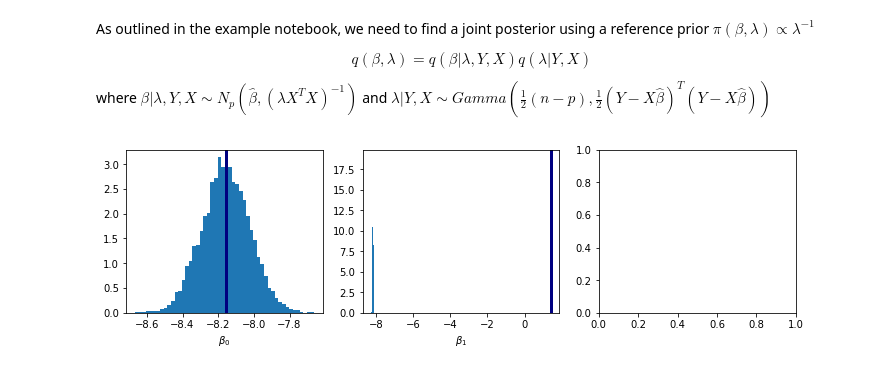
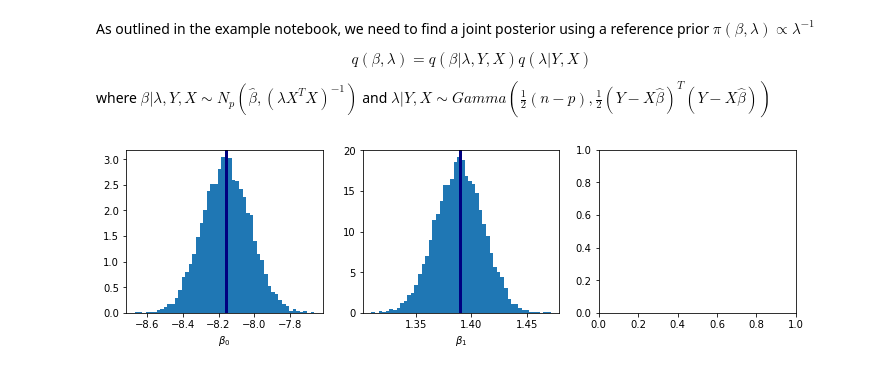
Before and after one commit to tylerbarna/AST5731-lab, a Jupyter notebook: Activity 07/Activity 07 -- Tyler Barna.ipynb, the cells around one changed output. Cells and saved outputs as stored; diff of their text form; code cells hidden in the pictures.

Commit message:
Update Activity 07 -- Tyler Barna.ipynb
fixed the X matrix to behave as expected

```diff
--- a/Activity 07/Activity 07 -- Tyler Barna.ipynb
+++ b/Activity 07/Activity 07 -- Tyler Barna.ipynb
@@ -106,8 +106,8 @@ Y = \beta_i X_i + \epsilon
 where $\epsilon \sim N(0,\lambda^{-1})$
 # %%
 ## mle estimator
-X = np.ones((len(x),2))
-X[:,1] = x
+X = np.matrix([np.ones(x.shape[0]), x]).T
+# X[:,1] = x
 
 print('shape of X: ',X.shape)
 print('shape of y: ',y.shape,'\n')
@@ -118,7 +118,7 @@ print('mle estimator (slope, intercept): ',p_mat)
 
 ## define xx and yy variable for plotting
 xx = np.linspace(5.5, 7.5, 100)
-yy = np.array(p_mat[0] + p_mat[1]*xx)
+yy = np.array(p_mat[0,0] + p_mat[0,1]*xx)
 
 
 ## plotting
@@ -157,7 +157,7 @@ $$q(\beta,\lambda) = q(\beta|\lambda, Y, X)q(\lambda|Y, X)$$
 where $\beta|\lambda,Y,X \sim N_p \left(\hat{\beta},\left(\lambda X^TX \right)^{-1}\right)$ and $\lambda |Y,X\sim Gamma\left( \frac{1}{2}  (n−p), \frac{1}{2} \left(Y −X\hat{\beta}\right)^T  \left(Y −X\hat{\beta}\right)\right)$
 # %%
 ## compute res and sse
-res = np.array([y - p_mat[0] - p_mat[1] * x])
+res = np.array([y - p_mat[0,0] - p_mat[0,1] * x])
 sse = np.sum(res**2)
 
 ## gamma params
@@ -171,18 +171,18 @@ betarray = np.zeros((n_real,2))
 for j in range(n_real):
     lam_vec[j] = gamma.rvs(a_gam, scale=1/b_gam,size=1)
     s_beta = np.linalg.inv(lam_vec[j]*X.T.dot(X))
-    betarray[j,:]=mvn.rvs(mean=np.array([p_mat[0],p_mat[0]]), cov=s_beta, size=1)
+    betarray[j,:]=mvn.rvs(mean=np.array([p_mat[0,0],p_mat[0,1]]), cov=s_beta, size=1)
 # %%
 fig, [ax1,ax2,ax3] = plt.subplots(1,3,figsize=(12,3))
 
 idx = 0
 for ax in (ax1,ax2):
     ax.set_xlabel(r'$\beta_%s$'%str(idx))
-    ax.axvline(p_mat[idx],
+    ax.axvline(p_mat[0,idx],
                lw=3,color='navy',
                label='MLE',)
     ax.hist(betarray[:,idx],density=True,bins=50)
 
     idx+=1
 # %% [output]
-[figure, old version]
+[figure, new version]
```
Also changed, not shown: parts of 1 cell of this notebook.
